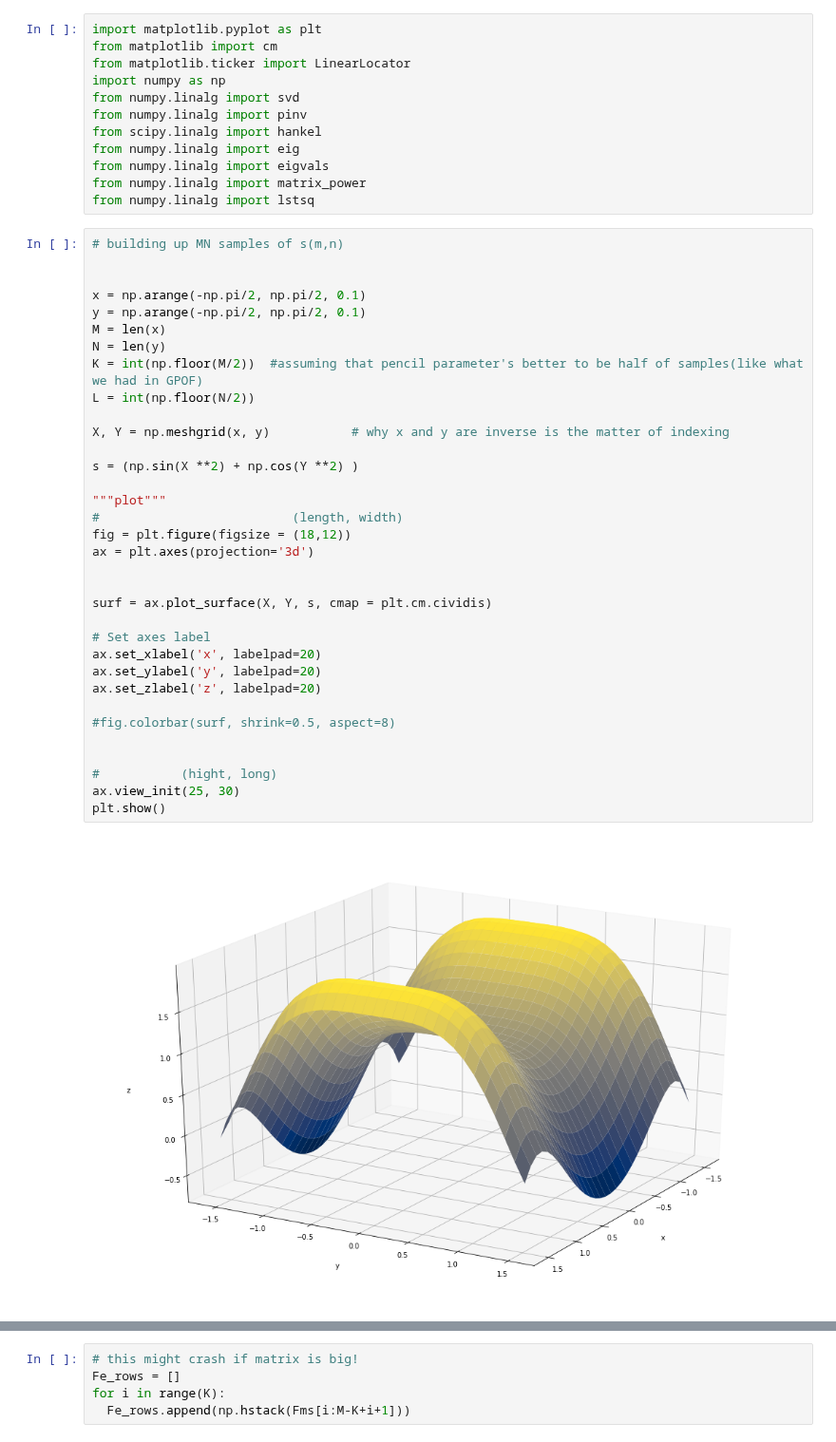
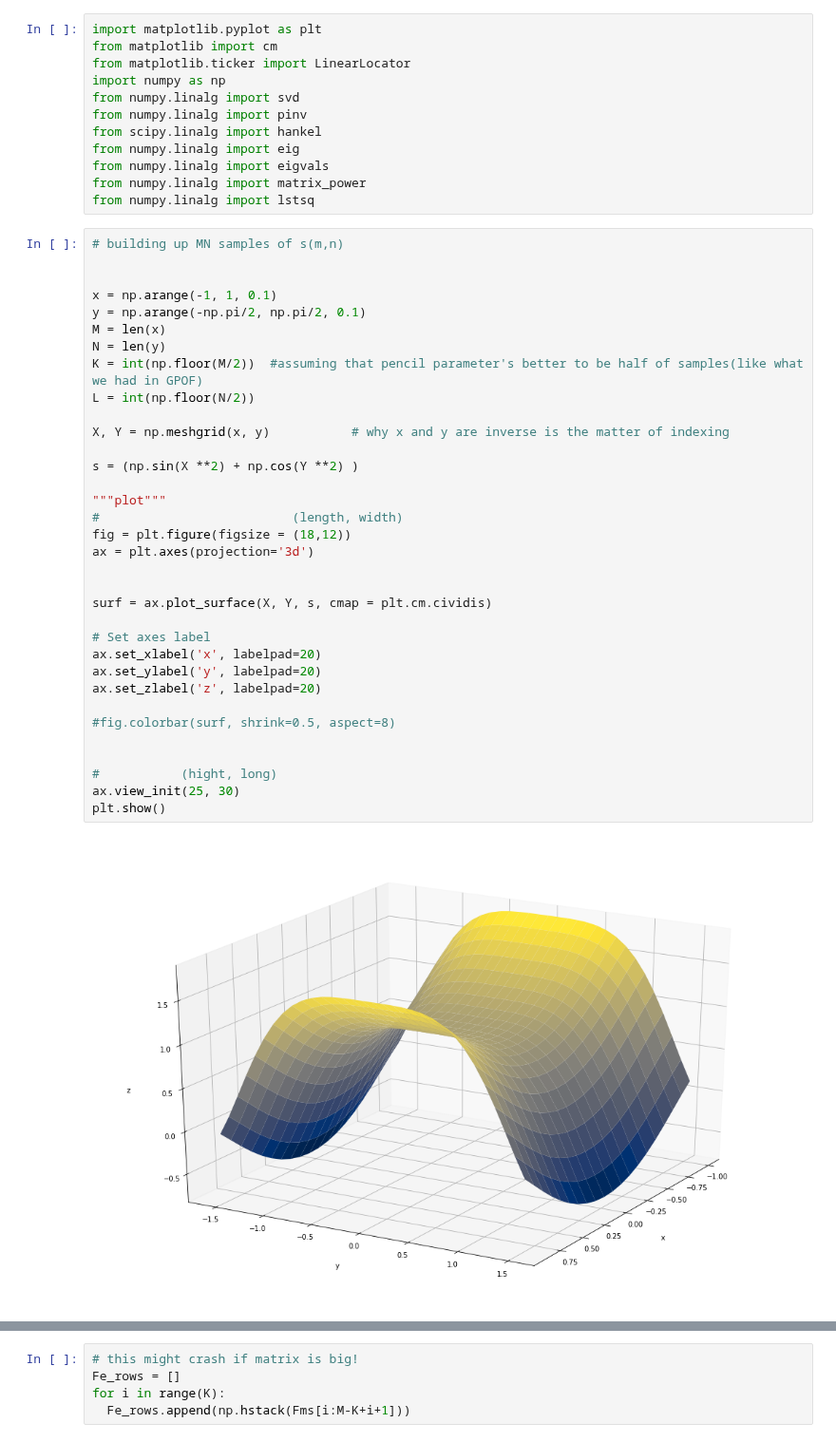
Before and after one commit to garfield-gray/DCIM, a Jupyter notebook: DCIMsin.ipynb, the cells around one changed output, grey strips where cells are left out. Shown at 95% size. Drawn from its saved outputs; the diff is of its cells as text.

```diff
--- a/DCIMsin.ipynb
+++ b/DCIMsin.ipynb
@@ -24,38 +24,38 @@ from numpy.linalg import lstsq
 # building up MN samples of s(m,n)
 
 
-x = np.arange(-np.pi/2, np.pi/2, 0.1)
+x = np.arange(-1, 1, 0.1)
 y = np.arange(-np.pi/2, np.pi/2, 0.1)
 M = len(x)
 N = len(y)
 K = int(np.floor(M/2))  #assuming that pencil parameter's better to be half of samples(like what we had in GPOF)
 L = int(np.floor(N/2))
 
 X, Y = np.meshgrid(x, y)           # why x and y are inverse is the matter of indexing
 
 s = (np.sin(X **2) + np.cos(Y **2) )
 
 """plot"""
 #                          (length, width)
 fig = plt.figure(figsize = (18,12))
 ax = plt.axes(projection='3d')
 
 
 surf = ax.plot_surface(X, Y, s, cmap = plt.cm.cividis)
 
 # Set axes label
 ax.set_xlabel('x', labelpad=20)
 ax.set_ylabel('y', labelpad=20)
 ax.set_zlabel('z', labelpad=20)
 
 #fig.colorbar(surf, shrink=0.5, aspect=8)
 
 
 #           (hight, long)
 ax.view_init(25, 30)
 plt.show()
 # %% [output]
-[figure, old version]
+[figure, new version]
 # %%
 # building up Fms and Fe matrices
 Fms = []
```
Also changed, not shown: parts of 8 cells of this notebook.
